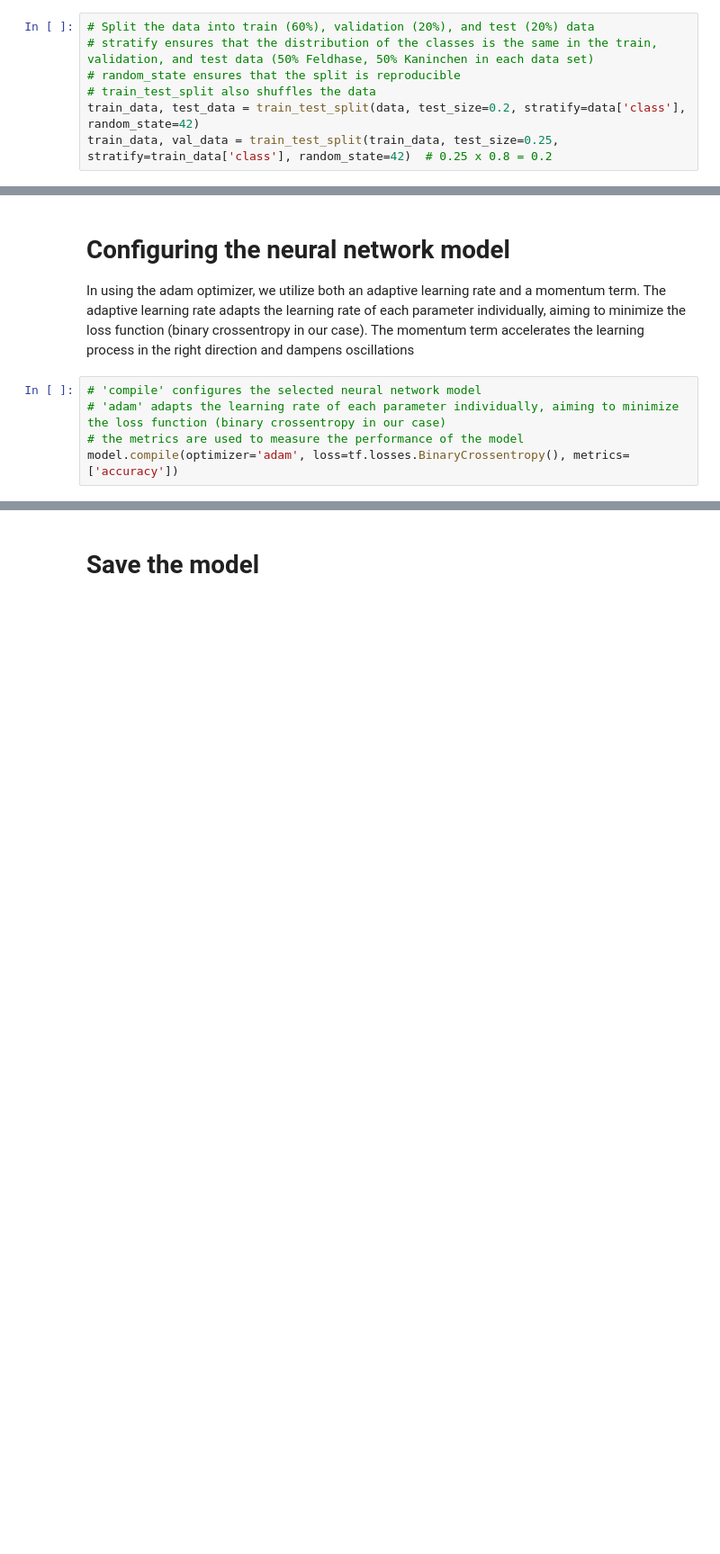
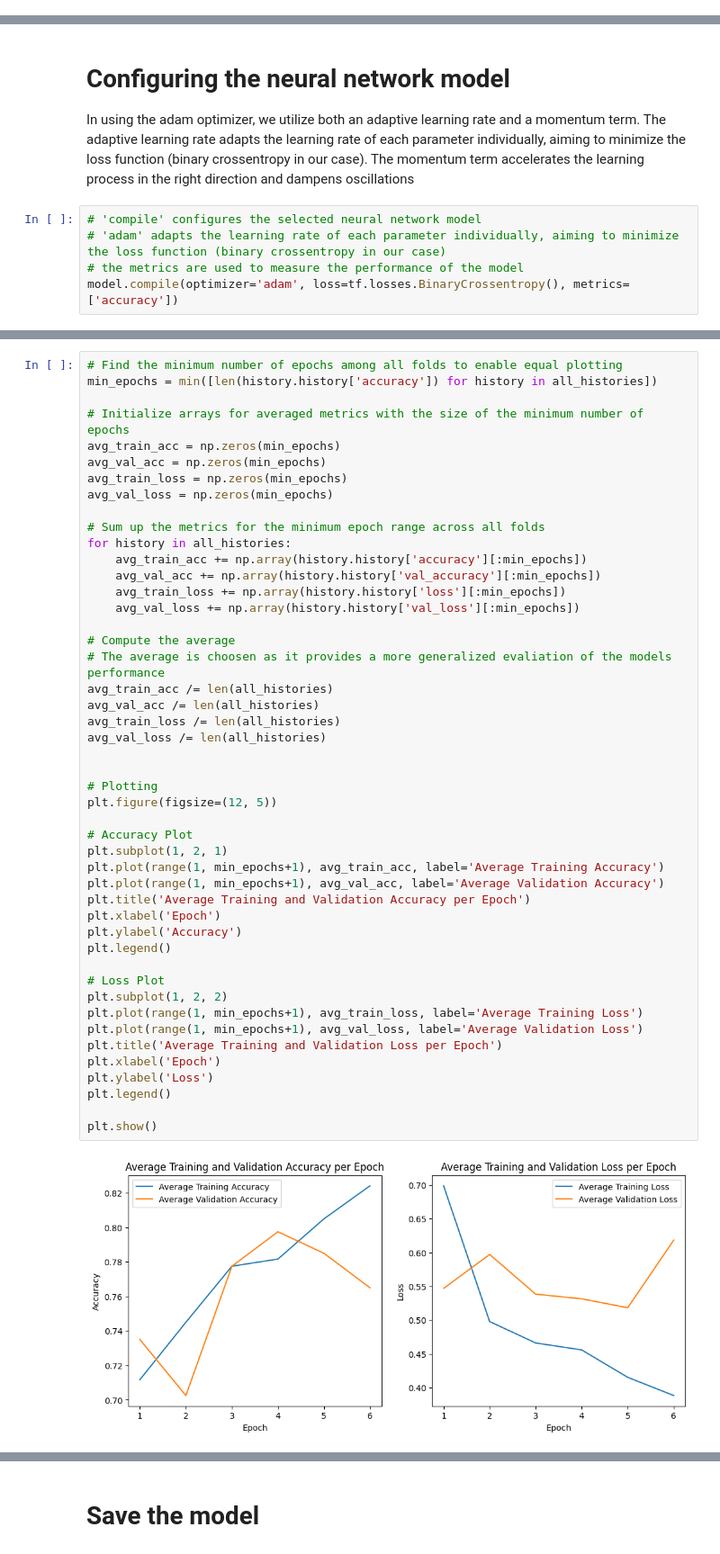
Before and after one commit to VakZok/ImageClassificationForSimilarObjects, a Jupyter notebook: process_images.ipynb, the cells around one changed output, grey strips where cells are left out. Shown at 90% size. Cells and saved outputs as stored; diff of their text form; blank space fills up the shorter version.

Commit message:
Implemented cross validation with k fold to make better use of the limited input data, and to yield a more robust model

```diff
--- a/process_images.ipynb
+++ b/process_images.ipynb
@@ -82,7 +80,0 @@ Found 400 images belonging to 2 classes.
-# %%
-# Split the data into train (60%), validation (20%), and test (20%) data
-# stratify ensures that the distribution of the classes is the same in the train, validation, and test data (50% Feldhase, 50% Kaninchen in each data set)
-# random_state ensures that the split is reproducible
-# train_test_split also shuffles the data
-train_data, test_data = train_test_split(data, test_size=0.2, stratify=data['class'], random_state=42)
-train_data, val_data = train_test_split(train_data, test_size=0.25, stratify=train_data['class'], random_state=42)  # 0.25 x 0.8 = 0.2
@@ -242,0 +228,49 @@ Test accuracy: 0.8374999761581421
+# %%
+# Find the minimum number of epochs among all folds to enable equal plotting
+min_epochs = min([len(history.history['accuracy']) for history in all_histories])
+
+# Initialize arrays for averaged metrics with the size of the minimum number of epochs
+avg_train_acc = np.zeros(min_epochs)
+avg_val_acc = np.zeros(min_epochs)
+avg_train_loss = np.zeros(min_epochs)
+avg_val_loss = np.zeros(min_epochs)
+
+# Sum up the metrics for the minimum epoch range across all folds
+for history in all_histories:
+    avg_train_acc += np.array(history.history['accuracy'][:min_epochs])
+    avg_val_acc += np.array(history.history['val_accuracy'][:min_epochs])
+    avg_train_loss += np.array(history.history['loss'][:min_epochs])
+    avg_val_loss += np.array(history.history['val_loss'][:min_epochs])
+
+# Compute the average
+# The average is choosen as it provides a more generalized evaliation of the models performance
+avg_train_acc /= len(all_histories)
+avg_val_acc /= len(all_histories)
+avg_train_loss /= len(all_histories)
+avg_val_loss /= len(all_histories)
+
+
+# Plotting
+plt.figure(figsize=(12, 5))
+
+# Accuracy Plot
+plt.subplot(1, 2, 1)
+plt.plot(range(1, min_epochs+1), avg_train_acc, label='Average Training Accuracy')
+plt.plot(range(1, min_epochs+1), avg_val_acc, label='Average Validation Accuracy')
+plt.title('Average Training and Validation Accuracy per Epoch')
+plt.xlabel('Epoch')
+plt.ylabel('Accuracy')
+plt.legend()
+
+# Loss Plot
+plt.subplot(1, 2, 2)
+plt.plot(range(1, min_epochs+1), avg_train_loss, label='Average Training Loss')
+plt.plot(range(1, min_epochs+1), avg_val_loss, label='Average Validation Loss')
+plt.title('Average Training and Validation Loss per Epoch')
+plt.xlabel('Epoch')
+plt.ylabel('Loss')
+plt.legend()
+
+plt.show()
+# %% [output]
+[figure, added]
```
Also changed, not shown: parts of 17 cells of this notebook.
